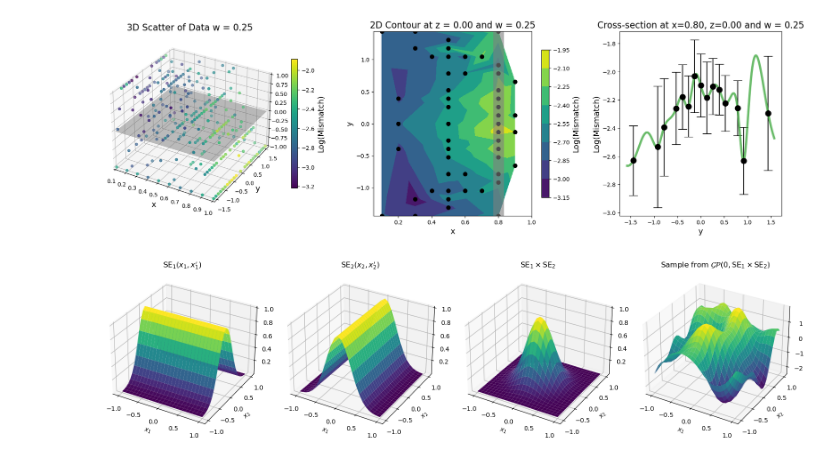
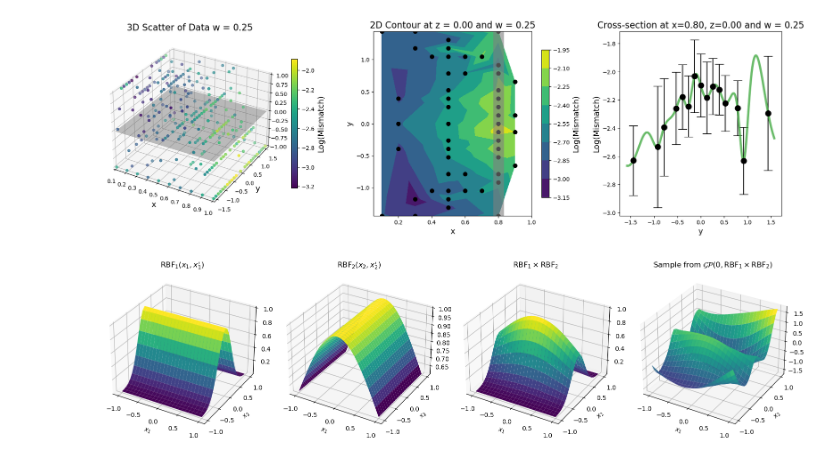
Before and after one commit to seanwhite674/FinalYearProject, a Jupyter notebook: Poster Code/Data_visualisation_and_kernel.ipynb, the cells around one changed output. Saved outputs shown, nothing was run; the diff lists cells and outputs as text; code cells hidden in the pictures.

```diff
--- a/Poster Code/Data_visualisation_and_kernel.ipynb
+++ b/Poster Code/Data_visualisation_and_kernel.ipynb
@@ -292,6 +292,7 @@ from mpl_toolkits.mplot3d import Axes3D
 from sklearn.gaussian_process.kernels import RBF
 from scipy.linalg import cholesky
 
+np.random.seed(42)
 # 1. Create 1D input grids
 x1 = np.linspace(-1, 1, 25).reshape(-1, 1)
 x2 = np.linspace(-1, 1, 25).reshape(-1, 1)
@@ -300,10 +301,12 @@ x2 = np.linspace(-1, 1, 25).reshape(-1, 1)
 X1_grid, X2_grid = np.meshgrid(x1, x2)  # for plotting only
 
 # 2. Define 1D RBF kernels
-length_scale = 0.3
-rbf = RBF(length_scale=length_scale)
-K1 = rbf(x1, x1)  # (50x50)
-K2 = rbf(x2, x2)  # (50x50)
+length_scale1 = 0.3
+length_scale2 = 1
+rbf1 = RBF(length_scale=length_scale1)
+rbf2 = RBF(length_scale = length_scale2)
+K1 = rbf1(x1, x1)  # (50x50)
+K2 = rbf2(x2, x2)  # (50x50)
 
 # 3. Compute outer products (surface plots of kernels)
 K1_plot = np.outer(K1[:, 12], np.ones(25))  # Fix x1' = x1[25]
@@ -313,35 +316,35 @@ K_product_plot = K1_plot * K2_plot
 # 4. Build full product kernel via Kronecker product
 K_product = np.kron(K1, K2)
 
 # 5. Sample from GP
 mean = np.zeros(K_product.shape[0])
 cov = K_product + 1e-6 * np.eye(K_product.shape[0])  # add jitter for stability
 gp_sample = np.random.multivariate_normal(mean, cov).reshape(25, 25)
 
 # 6. Plotting
 fig = plt.figure(figsize=(16, 4))
 
 def plot_surface(ax, X, Y, Z, title):
     ax.plot_surface(X, Y, Z, cmap="viridis", edgecolor='none')
     ax.set_title(title, fontsize=12)
     ax.set_xlabel('$x_1$')
     ax.set_ylabel('$x_2$')
 
 # Subplots
 ax1 = fig.add_subplot(1, 4, 1, projection='3d')
-plot_surface(ax1, X1_grid, X2_grid, K1_plot, r"$\mathrm{SE}_1(x_1, x_1')$")
+plot_surface(ax1, X1_grid, X2_grid, K1_plot, r"$\mathrm{RBF}_1(x_1, x_1')$")
 
 ax2 = fig.add_subplot(1, 4, 2, projection='3d')
-plot_surface(ax2, X1_grid, X2_grid, K2_plot, r"$\mathrm{SE}_2(x_2, x_2')$")
+plot_surface(ax2, X1_grid, X2_grid, K2_plot, r"$\mathrm{RBF}_2(x_2, x_2')$")
 
 ax3 = fig.add_subplot(1, 4, 3, projection='3d')
-plot_surface(ax3, X1_grid, X2_grid, K_product_plot, r"$\mathrm{SE}_1 \times \mathrm{SE}_2$")
+plot_surface(ax3, X1_grid, X2_grid, K_product_plot, r"$\mathrm{RBF}_1 \times \mathrm{RBF}_2$")
 
 ax4 = fig.add_subplot(1, 4, 4, projection='3d')
-plot_surface(ax4, X1_grid, X2_grid, gp_sample, r"Sample from $\mathcal{GP}(0, \mathrm{SE}_1 \times \mathrm{SE}_2)$")
+plot_surface(ax4, X1_grid, X2_grid, gp_sample, r"Sample from $\mathcal{GP}(0, \mathrm{RBF}_1 \times \mathrm{RBF}_2)$")
 
 plt.tight_layout()
 #plt.savefig(r"C:\Users\seanw\OneDrive\Desktop\GitHub\FYP\Latex\LatexPlots\final_gps_plots\2dkernels",dpi=72, bbox_inches='tight')
 plt.show()
 # %% [output]
-[figure, old version]
+[figure, new version]
```
Also changed, not shown: 9 other files.
